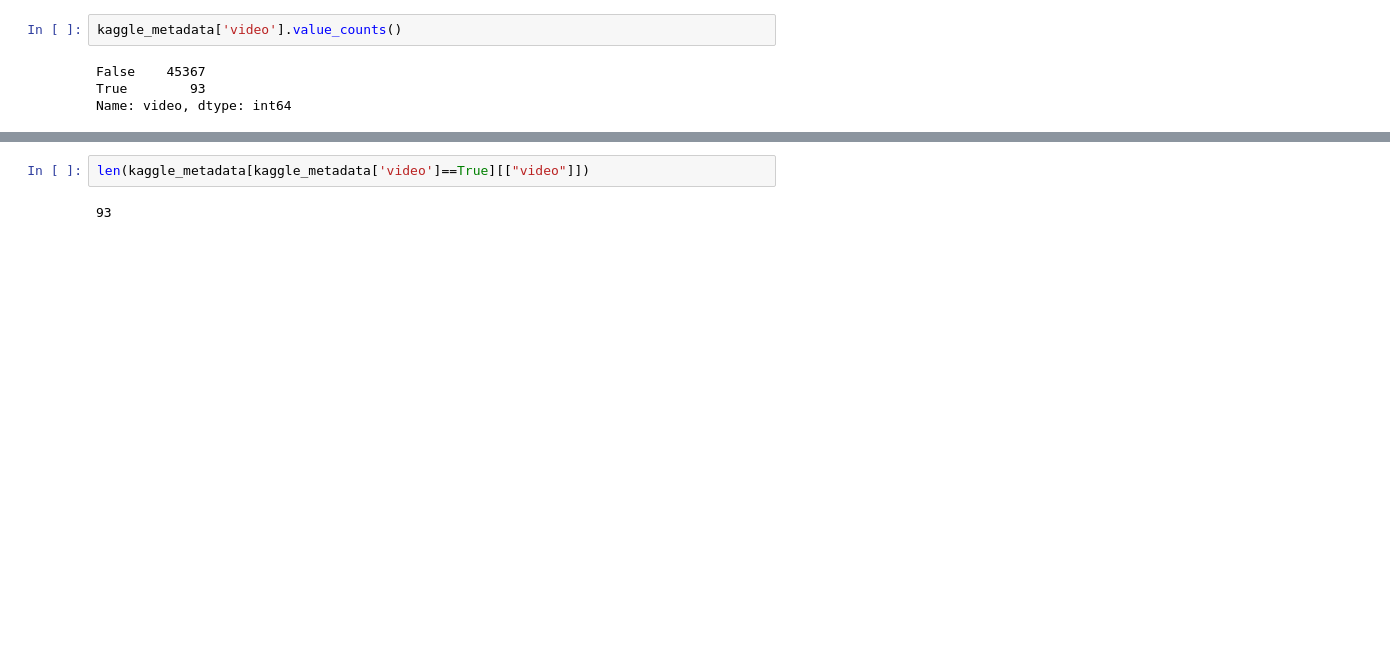
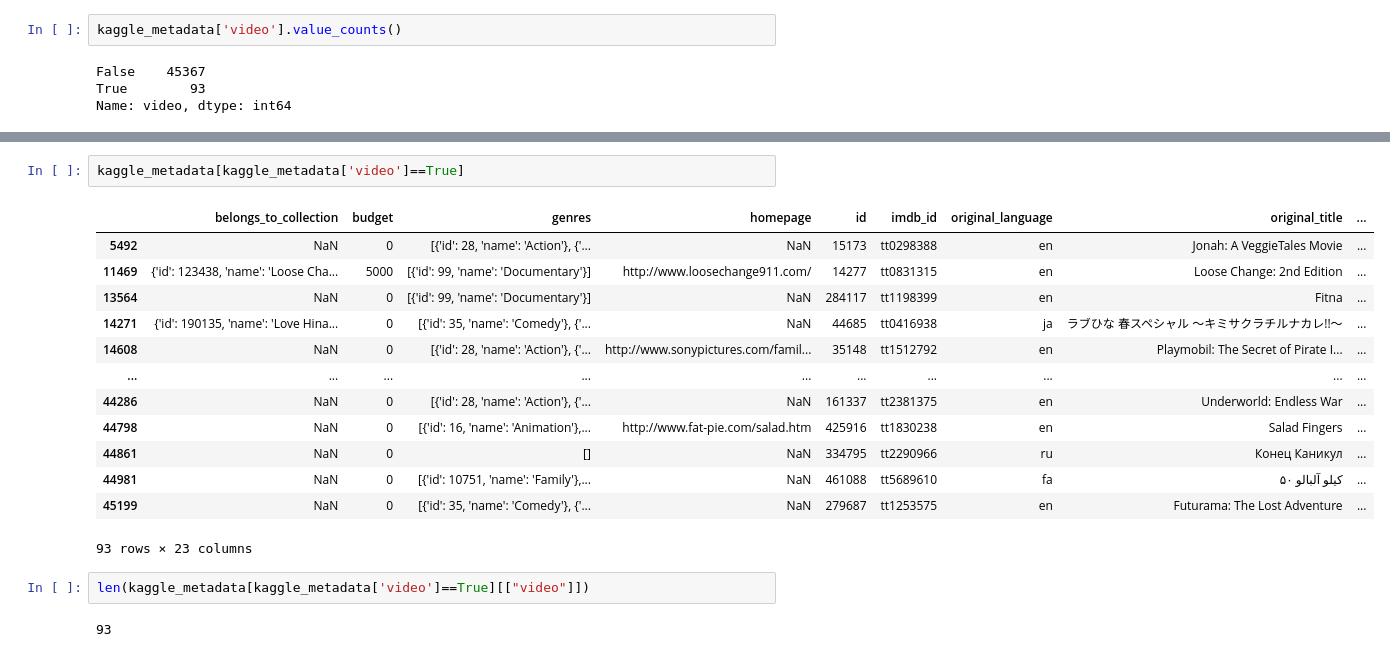
Before and after one commit to selkhayri/Movies-ETL, a Jupyter notebook: Transform.ipynb, the cells around one changed output, grey strips where cells are left out. Drawn from its saved outputs; the diff is of its cells as text; blank space fills up the shorter version.

```diff
--- a/Transform.ipynb
+++ b/Transform.ipynb
@@ -940,3 +966,19 @@ Name: video, dtype: int64
+# %%
+kaggle_metadata[kaggle_metadata['video']==True]
+# %% [output]
+|  | belongs_to_collection | budget | genres | homepage | id | imdb_id | original_language | original_title | ... |
+| 5492 | NaN | 0 | [{'id': 28, 'name': 'Action'}, {'... | NaN | 15173 | tt0298388 | en | Jonah: A VeggieTales Movie | ... |
+| 11469 | {'id': 123438, 'name': 'Loose Cha... | 5000 | [{'id': 99, 'name': 'Documentary'}] | http://www.loosechange911.com/ | 14277 | tt0831315 | en | Loose Change: 2nd Edition | ... |
+| 13564 | NaN | 0 | [{'id': 99, 'name': 'Documentary'}] | NaN | 284117 | tt1198399 | en | Fitna | ... |
+| 14271 | {'id': 190135, 'name': 'Love Hina... | 0 | [{'id': 35, 'name': 'Comedy'}, {'... | NaN | 44685 | tt0416938 | ja | ラブひな 春スペシャル ～キミサクラチルナカレ!!～ | ... |
+| 14608 | NaN | 0 | [{'id': 28, 'name': 'Action'}, {'... | http://www.sonypictures.com/famil... | 35148 | tt1512792 | en | Playmobil: The Secret of Pirate I... | ... |
+| ... | ... | ... | ... | ... | ... | ... | ... | ... | ... |
+| 44286 | NaN | 0 | [{'id': 28, 'name': 'Action'}, {'... | NaN | 161337 | tt2381375 | en | Underworld: Endless War | ... |
+| 44798 | NaN | 0 | [{'id': 16, 'name': 'Animation'},... | http://www.fat-pie.com/salad.htm | 425916 | tt1830238 | en | Salad Fingers | ... |
+| 44861 | NaN | 0 | [] | NaN | 334795 | tt2290966 | ru | Конец Каникул | ... |
+| 44981 | NaN | 0 | [{'id': 10751, 'name': 'Family'},... | NaN | 461088 | tt5689610 | fa | ۵۰ کیلو آلبالو | ... |
+| 45199 | NaN | 0 | [{'id': 35, 'name': 'Comedy'}, {'... | NaN | 279687 | tt1253575 | en | Futurama: The Lost Adventure | ... |
+93 rows × 23 columns
 # %%
 len(kaggle_metadata[kaggle_metadata['video']==True][["video"]])
 # %% [output]
```
Also changed, not shown: parts of 16 cells of this notebook, 15 other files.
